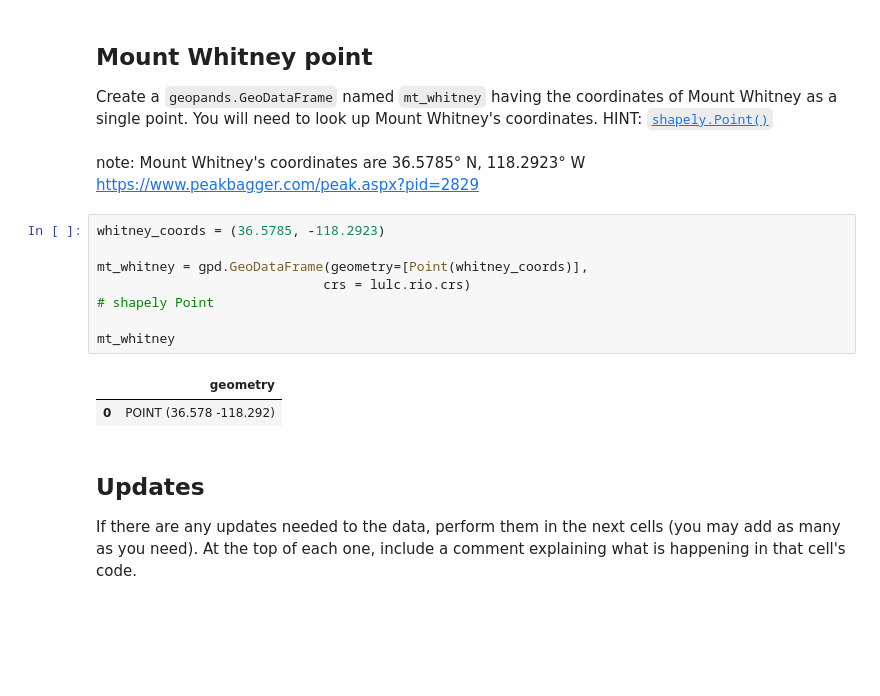
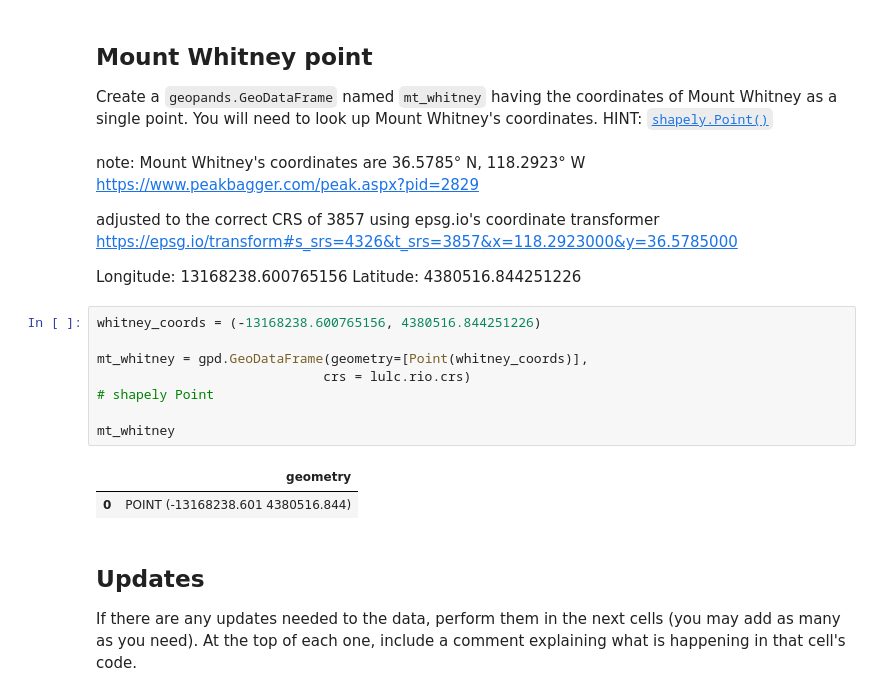
Before and after one commit to a-ramji/eds220-hwk-4, a Jupyter notebook: hwk4-task1-whitney-map-2.ipynb, the cells around one changed output. Drawn from its saved outputs; the diff is of its cells as text; blank space fills up the shorter version.

```diff
--- a/hwk4-task1-whitney-map-2.ipynb
+++ b/hwk4-task1-whitney-map-2.ipynb
@@ -282,17 +302,22 @@ Create a `geopands.GeoDataFrame` named `mt_whitney` having the coordinates of Mo
 # %% [markdown]
 note: Mount Whitney's coordinates are 36.5785° N, 118.2923° W
 https://www.peakbagger.com/peak.aspx?pid=2829
+
+adjusted to the correct CRS of 3857 using epsg.io's coordinate transformer https://epsg.io/transform#s_srs=4326&t_srs=3857&x=118.2923000&y=36.5785000
+
+Longitude: 13168238.600765156
+Latitude: 4380516.844251226
 # %%
-whitney_coords = (36.5785, -118.2923)
+whitney_coords = (-13168238.600765156, 4380516.844251226)
 
 mt_whitney = gpd.GeoDataFrame(geometry=[Point(whitney_coords)],
                              crs = lulc.rio.crs)
 # shapely Point
 
 mt_whitney
 # %% [output]
 |  | geometry |
-| 0 | POINT (36.578 -118.292) |
+| 0 | POINT (-13168238.601 4380516.844) |
 # %% [markdown]
 ## Updates
 If there are any updates needed to the data, perform them in the next cells (you may add as many as you need).
```
Also changed, not shown: parts of 10 cells of this notebook.
